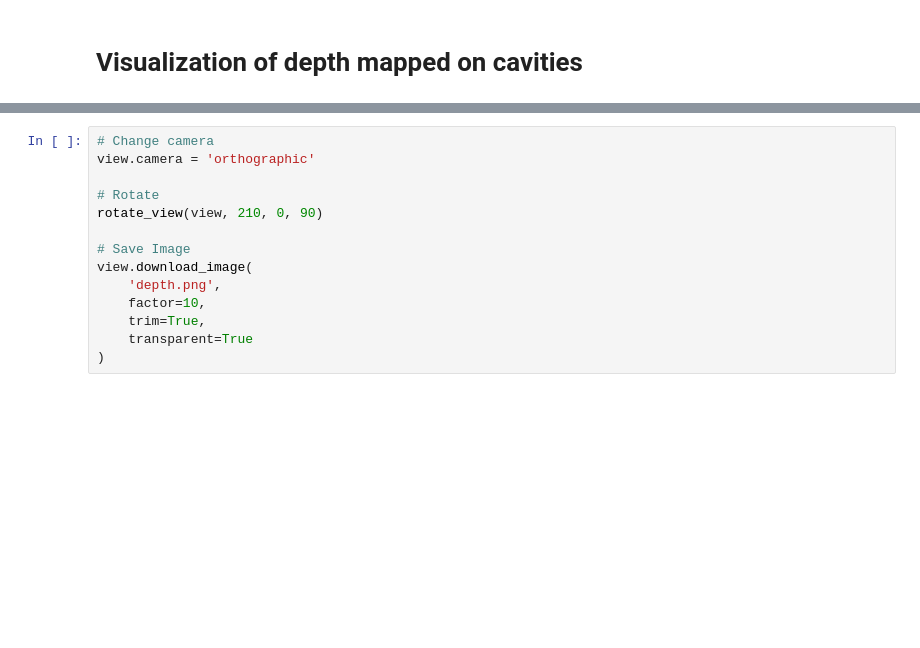
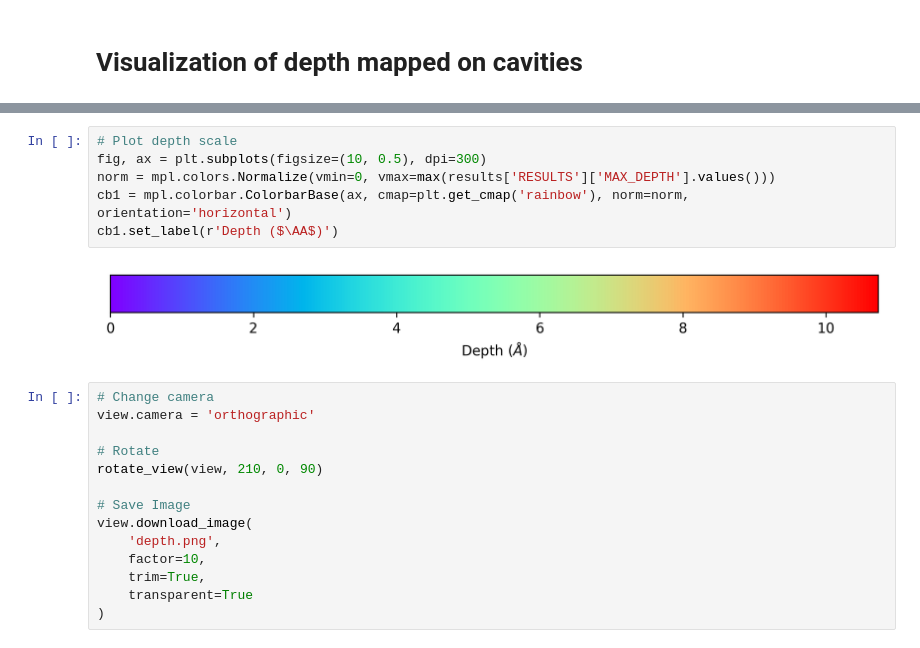
Before and after one commit to LBC-LNBio/pyKVFinder, a Jupyter notebook: examples/visualization/ngl-visualization.ipynb, the cells around one changed output, grey strips where cells are left out. Saved outputs shown, nothing was run; the diff lists cells and outputs as text; blank space fills up the shorter version.

```diff
--- a/examples/visualization/ngl-visualization.ipynb
+++ b/examples/visualization/ngl-visualization.ipynb
@@ -179,4 +181,12 @@ Average depth: {'KAA': 1.28, 'KAB': 0.86, 'KAC': 0.67, 'KAD': 0.29, 'KAE': 0.98,
 NGLWidget()
+# %%
+# Plot depth scale
+fig, ax = plt.subplots(figsize=(10, 0.5), dpi=300)
+norm = mpl.colors.Normalize(vmin=0, vmax=max(results['RESULTS']['MAX_DEPTH'].values()))
+cb1 = mpl.colorbar.ColorbarBase(ax, cmap=plt.get_cmap('rainbow'), norm=norm, orientation='horizontal')
+cb1.set_label(r'Depth ($\AA$)')
+# %% [output]
+[figure, added]
 # %%
 # Change camera
 view.camera = 'orthographic'
```
Also changed, not shown: parts of 5 cells of this notebook.
